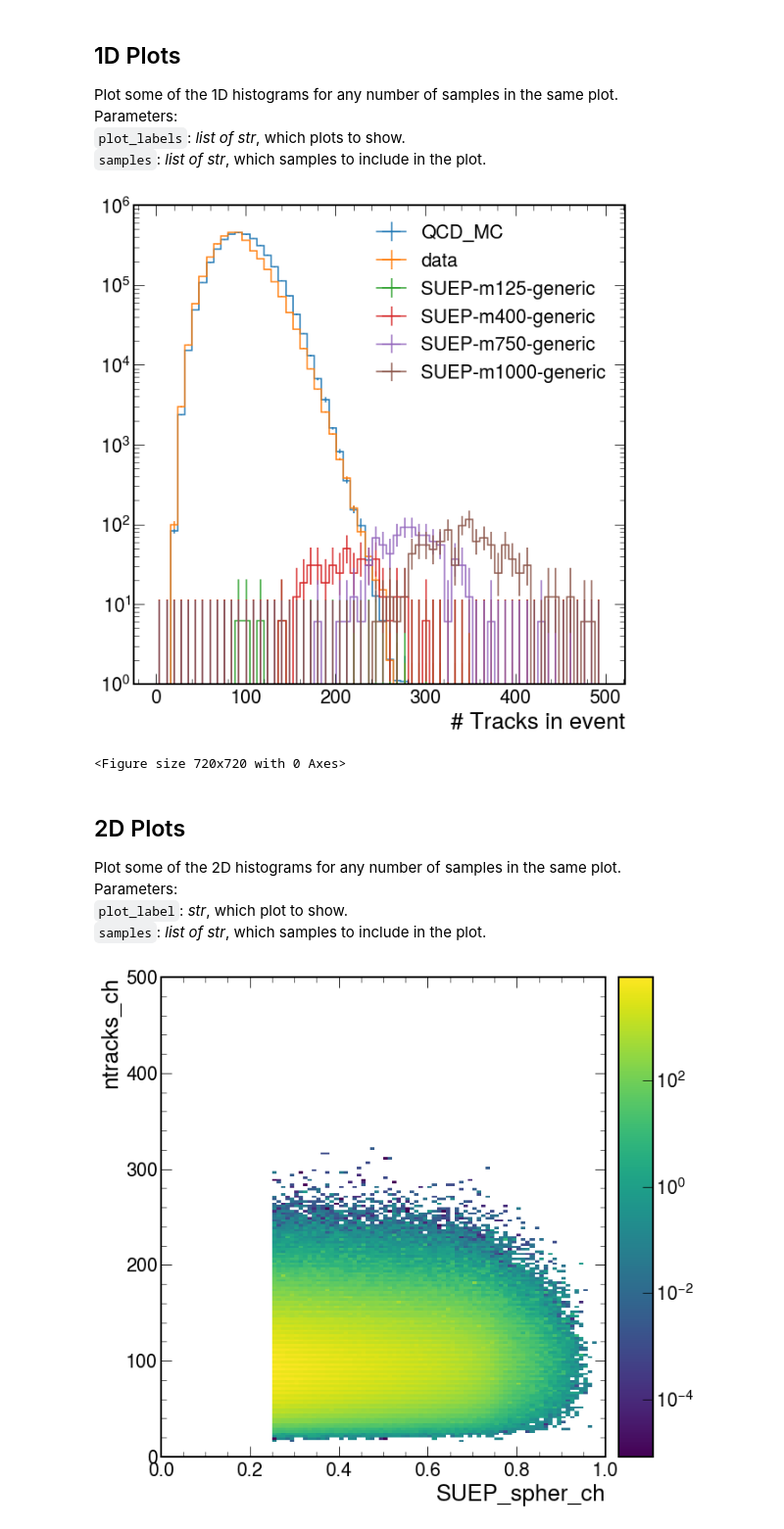
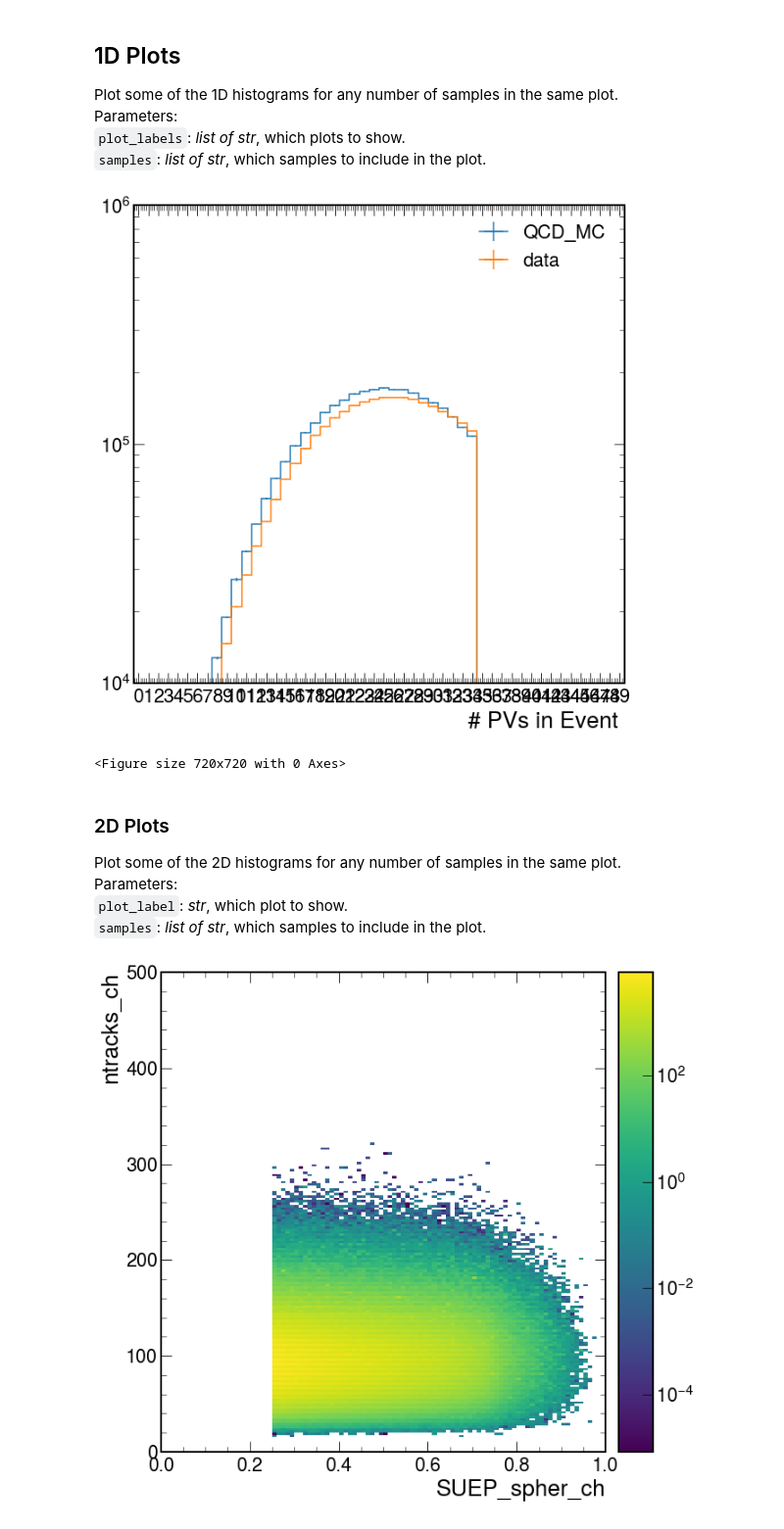
Before and after one commit to SUEPPhysics/SUEPCoffea_dask, a Jupyter notebook: plotting/plot.ipynb, the cells around one changed output. Shown at 98% size. Cells and saved outputs as stored; diff of their text form; code cells hidden in the pictures.

```diff
--- a/plotting/plot.ipynb
+++ b/plotting/plot.ipynb
@@ -23,8 +23,8 @@ matplotlib.rcParams.update({'figure.max_open_warning': 0})
 `infile_names`: _array of str_: full paths of .pkl files.<br>
 # %%
 # parameters
-input_label = 'jetIDv2_L40_ntracks'
-output_label = '/home/submit/lavezzo/public_html/SUEP/test/'
+input_label = 'L35Cut'
+output_label = '/home/submit/lavezzo/public_html/SUEP/nPVs_l35_njets2_study/'
 file_ext = '.png'
 
 # input .pkl files
@@ -348,25 +348,26 @@ Parameters:<br>
 `plot_labels`: _list of str_, which plots to show.<br>
 `samples`: _list of str_, which samples to include in the plot.
 # %%
-plot_labels = ['SUEP_ntracks_ch']
-samples = ['QCD_MC', 'data',
-            'SUEP-m125-generic', 'SUEP-m400-generic', 'SUEP-m750-generic', 'SUEP-m1000-generic']
+plot_labels = ['PV_npvs_ch']
+samples = ['QCD_MC', 'data']
+#'SUEP-m125-generic', 'SUEP-m400-generic', 'SUEP-m750-generic', 'SUEP-m1000-generic']
 
 for plot_label in plot_labels:
     for sample in samples:
-        hep.histplot(plots[sample][plot_label][::8j],
+        hep.histplot(plots[sample][plot_label][::1j],
                      yerr=True, label=sample)
 
-    plt.ylim(1e0,1e6)
+    plt.ylim(1e4,1e6)
+    plt.xlim(0,50)
     plt.legend()
     plt.yscale("log")
     plt.show()
     plt.savefig(output_label + plot_label + file_ext, bbox_inches='tight')
 # %% [output]
-[figure, old version]
+[figure, new version]
 <Figure size 720x720 with 0 Axes>
 # %% [markdown]
-## 2D Plots
+### 2D Plots
 Plot some of the 2D histograms for any number of samples in the same plot.<br>
 Parameters:<br>
 `plot_label`: _str_, which plot to show.<br>
```
Also changed, not shown: parts of 6 cells of this notebook, 1 other file.
